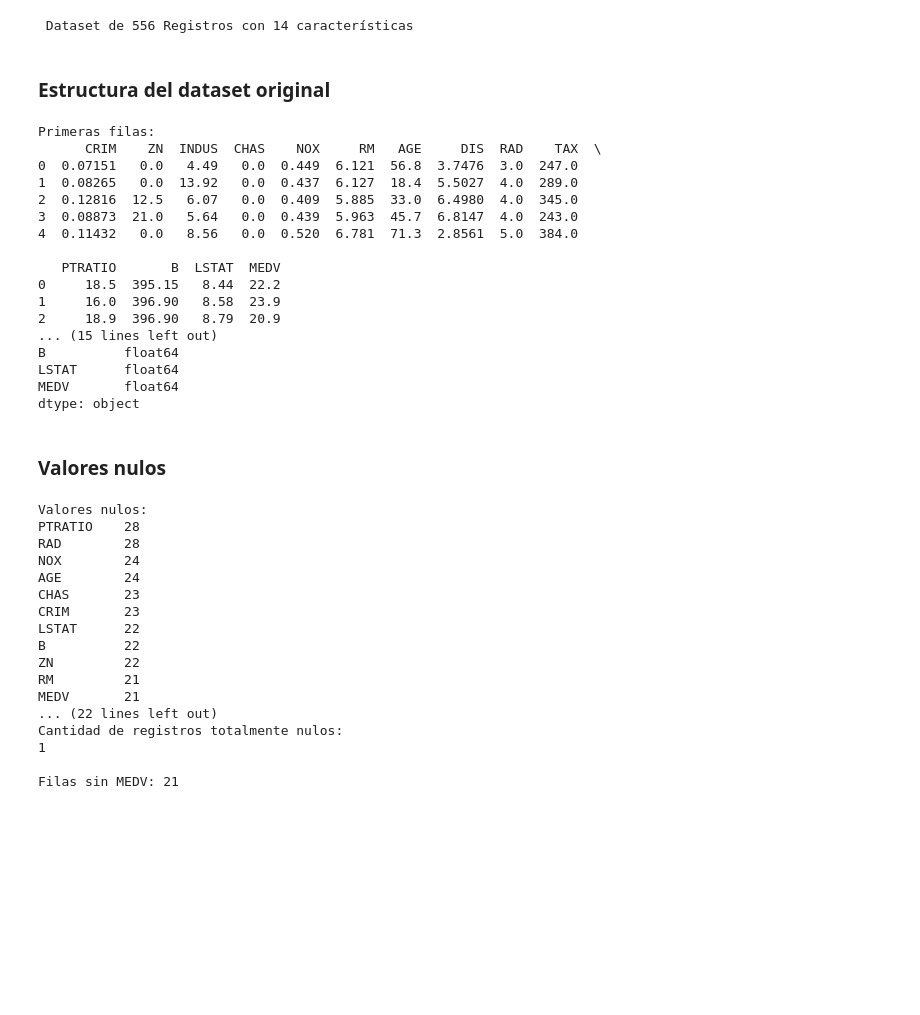
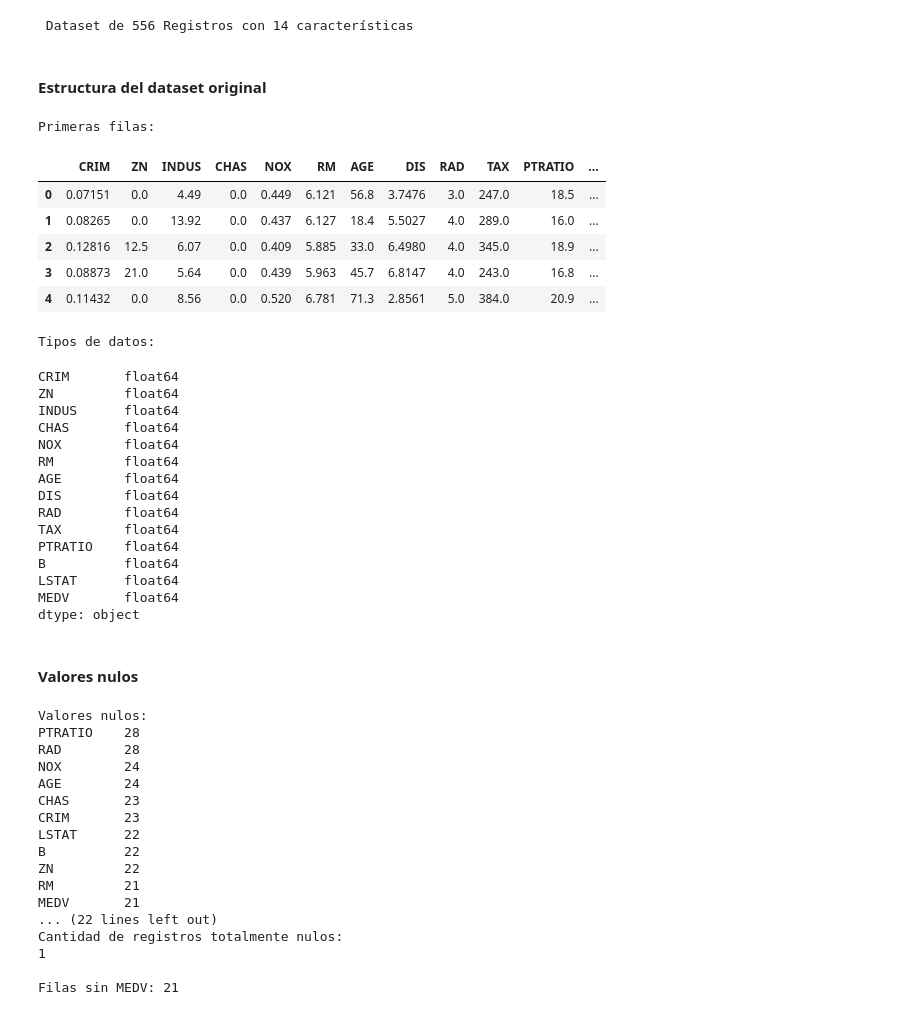
Before and after one commit to AlvaTF/TP-AA1-Ruiz-Toledo-Mendoza, a Jupyter notebook: TP_1/TP-regresion-AA1.ipynb, the cells around one changed output. Cells and saved outputs as stored; diff of their text form; code cells hidden in the pictures; blank space fills up the shorter version.

```diff
--- a/TP_1/TP-regresion-AA1.ipynb
+++ b/TP_1/TP-regresion-AA1.ipynb
@@ -36,34 +36,40 @@ print(f" Dataset de {data_orig.shape[0]:,} Registros con {data_orig.shape[1]} ca
 # %% [output]
  Dataset de 556 Registros con 14 características
 # %% [markdown]
-### Estructura del dataset original
+#### Estructura del dataset original
+# %%
+print(f"\nPrimeras filas:")
+data_orig.head()
+# %% [output]
+Primeras filas:
+|  | CRIM | ZN | INDUS | CHAS | NOX | RM | AGE | DIS | RAD | TAX | PTRATIO | ... |
+| 0 | 0.07151 | 0.0 | 4.49 | 0.0 | 0.449 | 6.121 | 56.8 | 3.7476 | 3.0 | 247.0 | 18.5 | ... |
+| 1 | 0.08265 | 0.0 | 13.92 | 0.0 | 0.437 | 6.127 | 18.4 | 5.5027 | 4.0 | 289.0 | 16.0 | ... |
+| 2 | 0.12816 | 12.5 | 6.07 | 0.0 | 0.409 | 5.885 | 33.0 | 6.4980 | 4.0 | 345.0 | 18.9 | ... |
+| 3 | 0.08873 | 21.0 | 5.64 | 0.0 | 0.439 | 5.963 | 45.7 | 6.8147 | 4.0 | 243.0 | 16.8 | ... |
+| 4 | 0.11432 | 0.0 | 8.56 | 0.0 | 0.520 | 6.781 | 71.3 | 2.8561 | 5.0 | 384.0 | 20.9 | ... |
 # %%
-print(f"\nPrimeras filas:")
-print(data_orig.head())
-
-
 print(f"\nTipos de datos:")
-print(data_orig.dtypes)
+data_orig.dtypes
 # %% [output]
-Primeras filas:
-      CRIM    ZN  INDUS  CHAS    NOX     RM   AGE     DIS  RAD    TAX  \
-0  0.07151   0.0   4.49   0.0  0.449  6.121  56.8  3.7476  3.0  247.0
-1  0.08265   0.0  13.92   0.0  0.437  6.127  18.4  5.5027  4.0  289.0
-2  0.12816  12.5   6.07   0.0  0.409  5.885  33.0  6.4980  4.0  345.0
-3  0.08873  21.0   5.64   0.0  0.439  5.963  45.7  6.8147  4.0  243.0
-4  0.11432   0.0   8.56   0.0  0.520  6.781  71.3  2.8561  5.0  384.0
-
-   PTRATIO       B  LSTAT  MEDV
-0     18.5  395.15   8.44  22.2
-1     16.0  396.90   8.58  23.9
-2     18.9  396.90   8.79  20.9
-... (15 lines left out)
-B          float64
-LSTAT      float64
-MEDV       float64
-dtype: object
+Tipos de datos:
+CRIM       float64
+ZN         float64
+INDUS      float64
+CHAS       float64
+NOX        float64
+RM         float64
+AGE        float64
+DIS        float64
+RAD        float64
+TAX        float64
+PTRATIO    float64
+B          float64
+LSTAT      float64
+MEDV       float64
+dtype: object
 # %% [markdown]
-### Valores nulos
+#### Valores nulos
 # %%
 print(f"Valores nulos:")
 print(data_orig.isnull().sum().sort_values(ascending=False))
```
Also changed, not shown: parts of 16 cells of this notebook.
